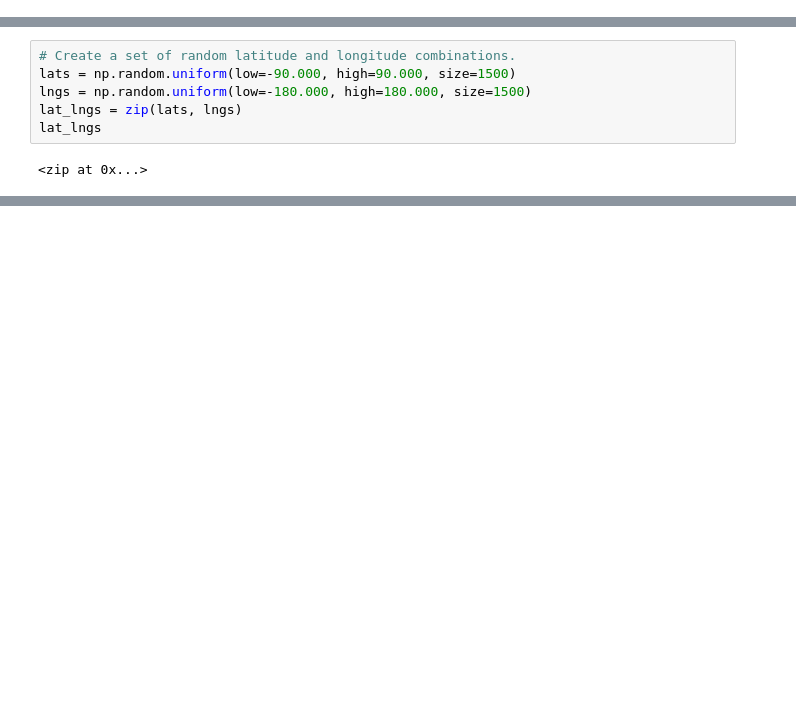
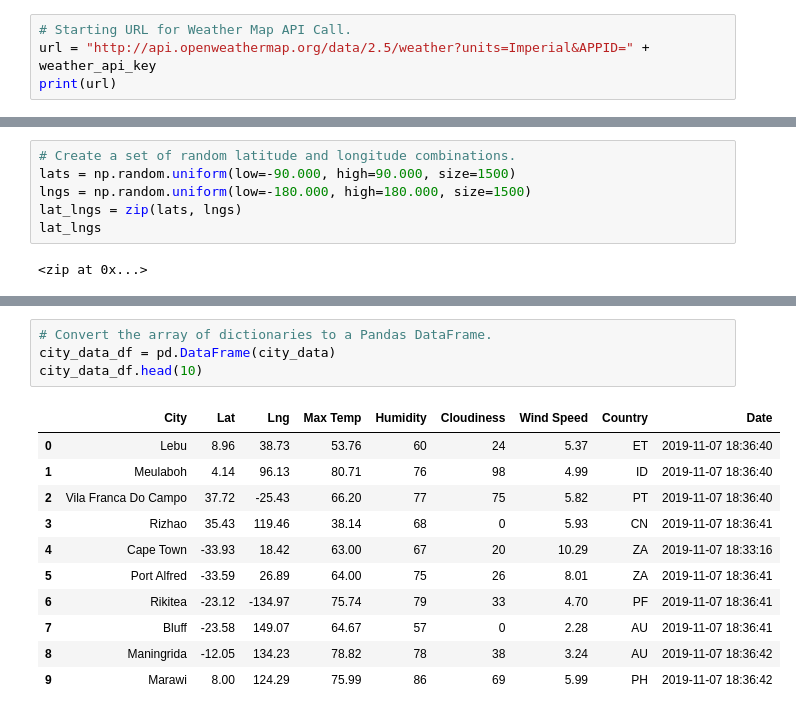
Before and after one commit to peterg7/World_Weather_Analysis_GISH, a Jupyter notebook: WeatherPy.ipynb, the cells around one changed output, grey strips where cells are left out. Saved outputs shown, nothing was run; the diff lists cells and outputs as text; blank space fills up the shorter version.

Commit message:
completed data collection using weather API

```diff
--- a/WeatherPy.ipynb
+++ b/WeatherPy.ipynb
@@ -6,0 +16,4 @@ from citipy import citipy
+# %%
+# Starting URL for Weather Map API Call.
+url = "http://api.openweathermap.org/data/2.5/weather?units=Imperial&APPID=" + weather_api_key
+print(url)
@@ -28,0 +122,16 @@ len(cities)
+# %%
+# Convert the array of dictionaries to a Pandas DataFrame.
+city_data_df = pd.DataFrame(city_data)
+city_data_df.head(10)
+# %% [output]
+|  | City | Lat | Lng | Max Temp | Humidity | Cloudiness | Wind Speed | Country | Date |
+| 0 | Lebu | 8.96 | 38.73 | 53.76 | 60 | 24 | 5.37 | ET | 2019-11-07 18:36:40 |
+| 1 | Meulaboh | 4.14 | 96.13 | 80.71 | 76 | 98 | 4.99 | ID | 2019-11-07 18:36:40 |
+| 2 | Vila Franca Do Campo | 37.72 | -25.43 | 66.20 | 77 | 75 | 5.82 | PT | 2019-11-07 18:36:40 |
+| 3 | Rizhao | 35.43 | 119.46 | 38.14 | 68 | 0 | 5.93 | CN | 2019-11-07 18:36:41 |
+| 4 | Cape Town | -33.93 | 18.42 | 63.00 | 67 | 20 | 10.29 | ZA | 2019-11-07 18:33:16 |
+| 5 | Port Alfred | -33.59 | 26.89 | 64.00 | 75 | 26 | 8.01 | ZA | 2019-11-07 18:36:41 |
+| 6 | Rikitea | -23.12 | -134.97 | 75.74 | 79 | 33 | 4.70 | PF | 2019-11-07 18:36:41 |
+| 7 | Bluff | -23.58 | 149.07 | 64.67 | 57 | 0 | 2.28 | AU | 2019-11-07 18:36:41 |
+| 8 | Maningrida | -12.05 | 134.23 | 78.82 | 78 | 38 | 3.24 | AU | 2019-11-07 18:36:42 |
+| 9 | Marawi | 8.00 | 124.29 | 75.99 | 86 | 69 | 5.99 | PH | 2019-11-07 18:36:42 |
```
Also changed, not shown: parts of 5 cells of this notebook, 3 other files.
